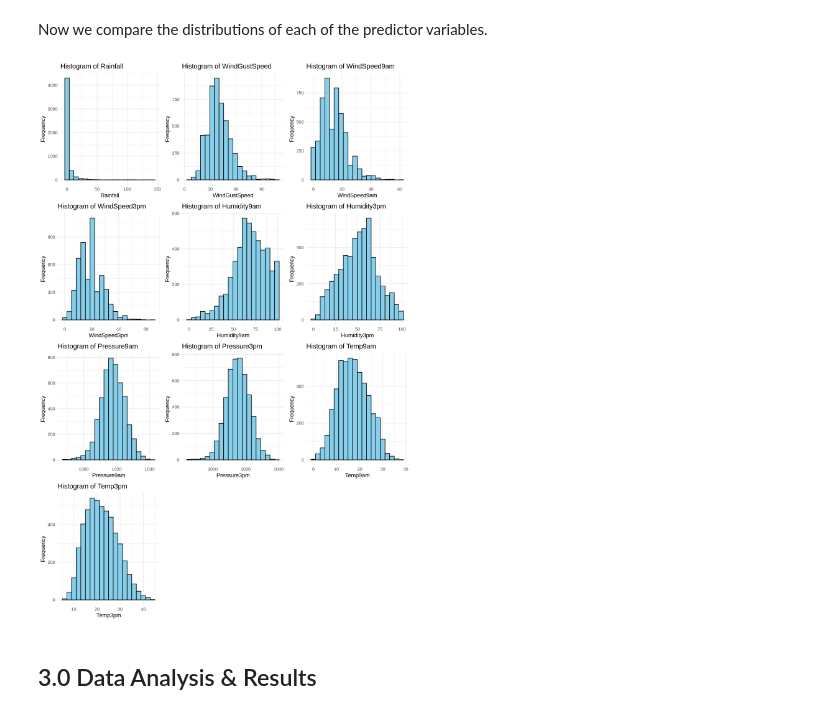
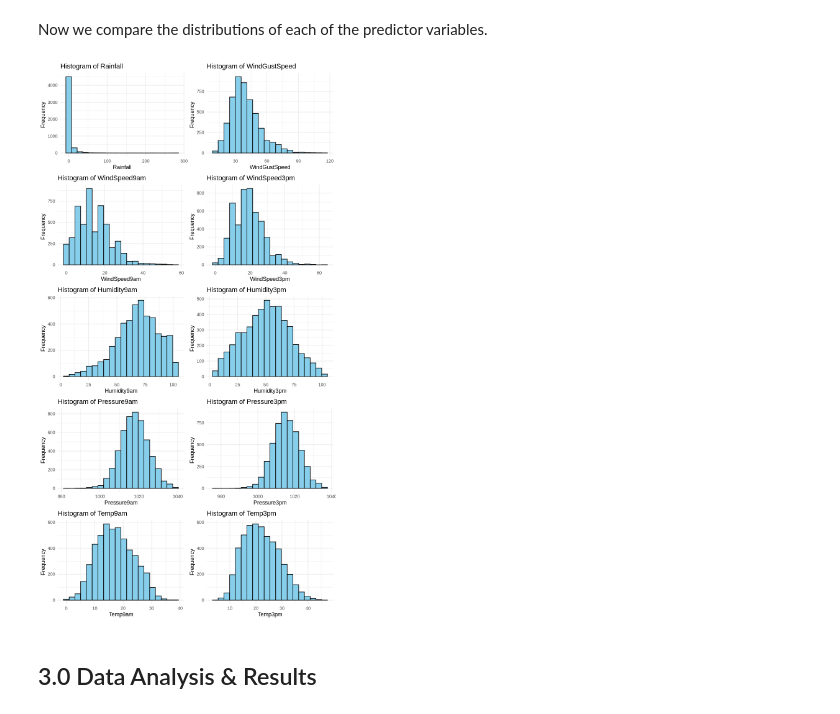
Before and after one commit to tqmemon/australia-rainfall-prediction, a Jupyter notebook: GroupReport.ipynb, the cells around one changed output. Cells and saved outputs as stored; diff of their text form; code cells hidden in the pictures.

```diff
--- a/GroupReport.ipynb
+++ b/GroupReport.ipynb
@@ -178,21 +179,21 @@ Now we compare the distributions of each of the predictor variables.
 # %%
 # Visualize distributions of variables via histogram
 
-options(repr.plot.height = 15, repr.plot.width = 10)
+options(repr.plot.height = 15, repr.plot.width = 8)
 library(ggplot2)
 library(gridExtra)
 
 weather_predictors <- na.omit(select_if(weather_train, is.numeric))
 plots<-lapply(names(weather_predictors), function(col)  {
     ggplot(weather_predictors, aes(x = .data[[col]])) +
       geom_histogram(fill = "skyblue", color = "black",bins=20) +
       labs(title = paste("Histogram of", col),
            x = col, y = "Frequency" ) +
       theme_minimal()
   })
-grid.arrange(grobs = plots, ncol = 3)
+grid.arrange(grobs = plots, ncol = 2)
 # %% [output]
-[figure, old version]
+[figure, new version]
 # %% [markdown]
 ## 3.0 Data Analysis & Results
 # %% [markdown]
```
Also changed, not shown: parts of 1 cell of this notebook.
